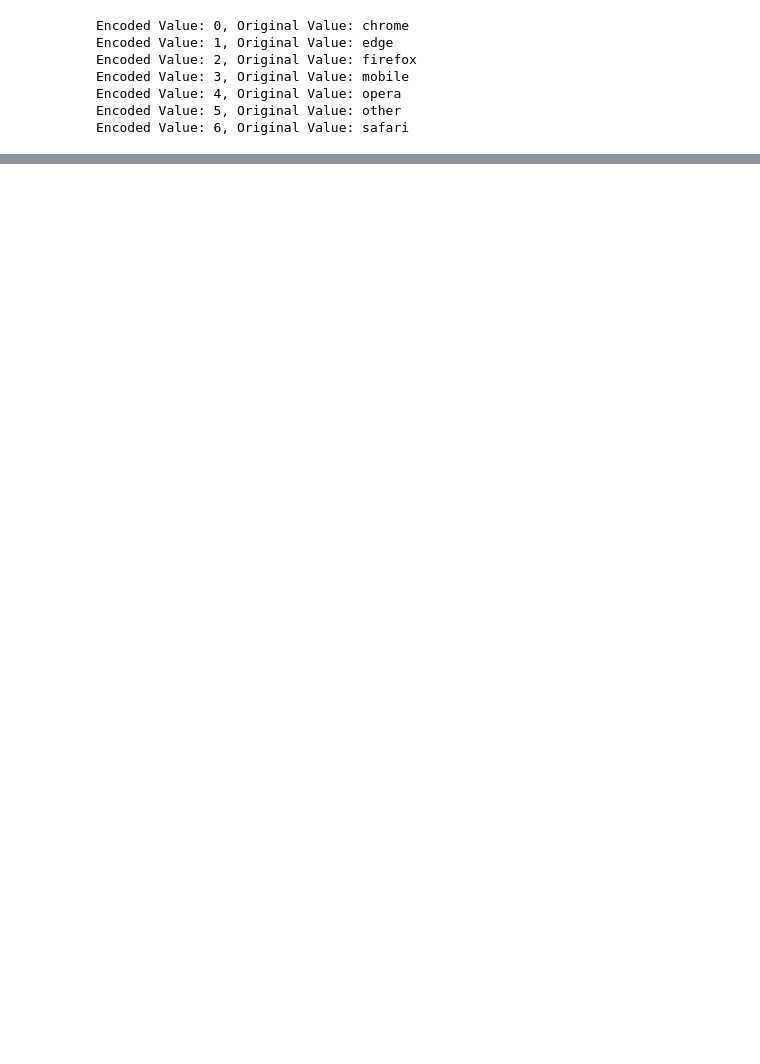
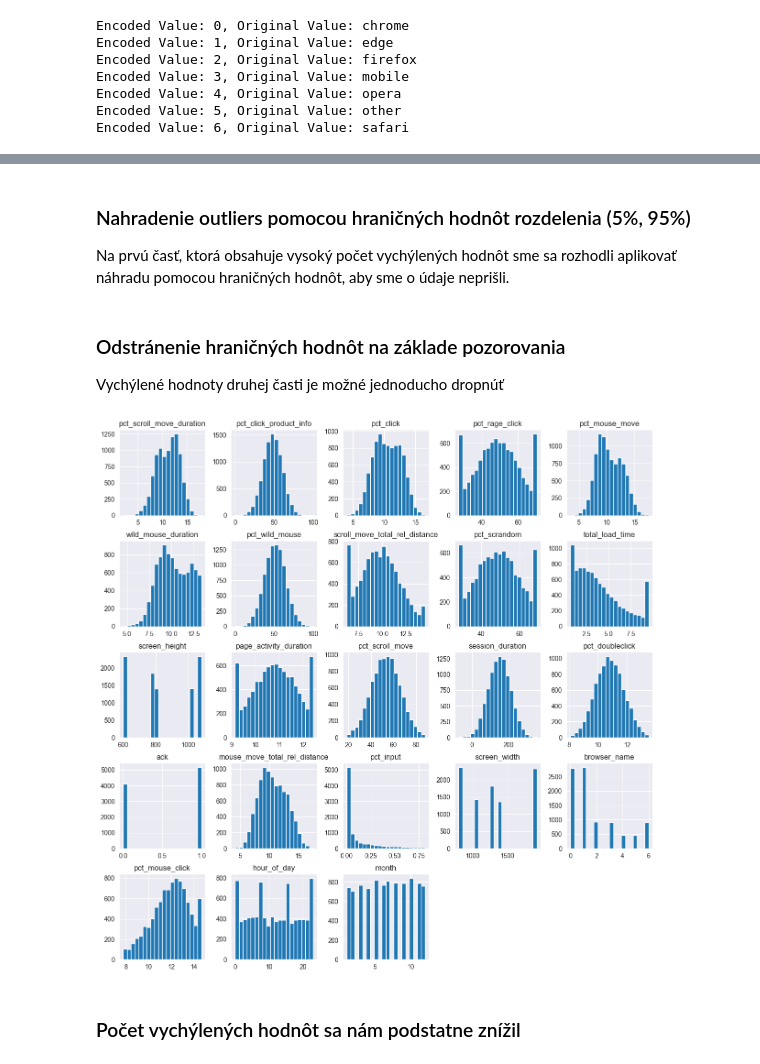
Before and after one commit to xslizik/iau-eshop, a Jupyter notebook: Preprocessing.ipynb, the cells around one changed output, grey strips where cells are left out. Cells and saved outputs as stored; diff of their text form; code cells hidden in the pictures; blank space fills up the shorter version.

```diff
--- a/Preprocessing.ipynb
+++ b/Preprocessing.ipynb
@@ -304,0 +250,18 @@ train_data, test_data = train_test_split(merged, test_size=0.2)
+# %%
+outlier_columns = ['pct_scroll_move_duration', 'pct_click_product_info', 'pct_click', 'pct_rage_click', 'pct_mouse_move', 'wild_mouse_duration', 'pct_wild_mouse', 'scroll_move_total_rel_distance', 'pct_scrandom', 'total_load_time', 'page_activity_duration', 'pct_scroll_move', 'session_duration', 'pct_doubleclick', 'mouse_move_total_rel_distance', 'pct_input', 'pct_mouse_click']
+
+def find_outliers(data, outliers_count):
+    Q1 = data.quantile(0.25)
+    Q3 = data.quantile(0.75)
+    IQR = Q3 - Q1
+    lower_bound = Q1 - 1.5 * IQR
+    upper_bound = Q3 + 1.5 * IQR
+    outliers_count[column] = len(data[(data < lower_bound) | (data > upper_bound)])
+
+former_outlier_column_count = {}
+for column in outlier_columns:
+    find_outliers(sessions[column], former_outlier_column_count)
+
+sorted_columns = sorted(former_outlier_column_count, key=former_outlier_column_count.get, reverse=True)
+outliers1, outliers2 = sorted_columns[:len(null_cols)//2], null_cols[len(null_cols)//2:]
+former_outlier_column_count
@@ -304,0 +286,35 @@ train_data, test_data = train_test_split(merged, test_size=0.2)
+# %% [markdown]
+### Nahradenie outliers pomocou hraničných hodnôt rozdelenia (5%, 95%)
+Na prvú časť, ktorá obsahuje vysoký počet vychýlených hodnôt sme sa rozhodli aplikovať náhradu pomocou hraničných hodnôt, aby sme o údaje neprišli.
+# %%
+def replace_outliers_with_limits(dataframe, column_name):
+    top_limit = dataframe[column_name].quantile(0.95)
+    bottom_limit = dataframe[column_name].quantile(0.05)
+    dataframe[column_name] = dataframe[column_name].clip(lower=top_limit, upper=bottom_limit)
+    return dataframe
+
+for column in outliers1:
+    sessions = replace_outliers_with_limits(sessions, column)
+# %% [markdown]
+### Odstránenie hraničných hodnôt na základe pozorovania
+Vychýlené hodnoty druhej časti je možné jednoducho dropnúť
+# %%
+def remove_outliers_iqr(dataframe, column_name, threshold=1.5):
+    Q1 = dataframe[column_name].quantile(0.25)
+    Q3 = dataframe[column_name].quantile(0.75)
+    IQR = Q3 - Q1
+
+    outliers = (dataframe[column_name] < (Q1 - threshold * IQR)) | (dataframe[column_name] > (Q3 + threshold * IQR))
+    cleaned_dataframe = dataframe.loc[~outliers]
+
+    return cleaned_dataframe
+
+for column in outliers2:
+    sessions = remove_outliers_iqr(sessions, column)
+# %%
+sessions.hist(bins=20, figsize=(15, 15))
+plt.show()
+# %% [output]
+[figure, added]
+# %% [markdown]
+### Počet vychýlených hodnôt sa nám podstatne znížil
```
Also changed, not shown: parts of 87 cells of this notebook, 1 other file.
